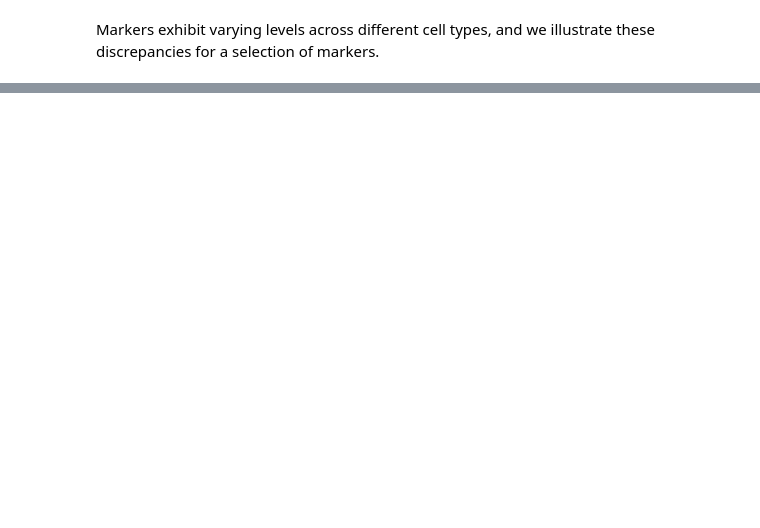
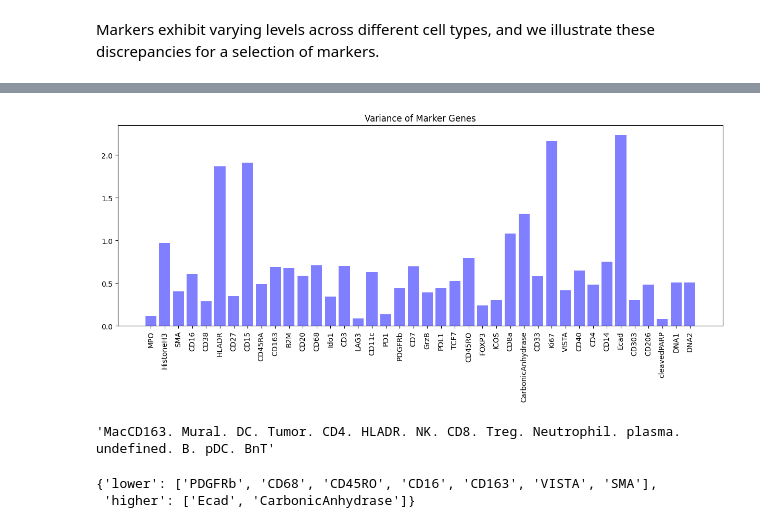
Before and after one commit to wtrawinska/Deep_learning_project, a Jupyter notebook: eda_roksana.ipynb, the cells around one changed output, grey strips where cells are left out. Saved outputs shown, nothing was run; the diff lists cells and outputs as text; code cells hidden in the pictures; blank space fills up the shorter version.

```diff
--- a/eda_roksana.ipynb
+++ b/eda_roksana.ipynb
@@ -121,0 +213,4 @@ plot_marker_expression_range(all_data, ['CD38', 'HLADR', 'CD15', 'CD163', 'CD20'
+# %%
+plot_variance_of_markers(expressions_df)
+# %% [output]
+[figure, added]
@@ -121,0 +223,9 @@ plot_marker_expression_range(all_data, ['CD38', 'HLADR', 'CD15', 'CD163', 'CD20'
+# %%
+'. '.join(list(cell_types))
+# %% [output]
+'MacCD163. Mural. DC. Tumor. CD4. HLADR. NK. CD8. Treg. Neutrophil. plasma. undefined. B. pDC. BnT'
+# %%
+significant_markers['Tumor']
+# %% [output]
+{'lower': ['PDGFRb', 'CD68', 'CD45RO', 'CD16', 'CD163', 'VISTA', 'SMA'],
+ 'higher': ['Ecad', 'CarbonicAnhydrase']}
```
Also changed, not shown: parts of 24 cells of this notebook.
